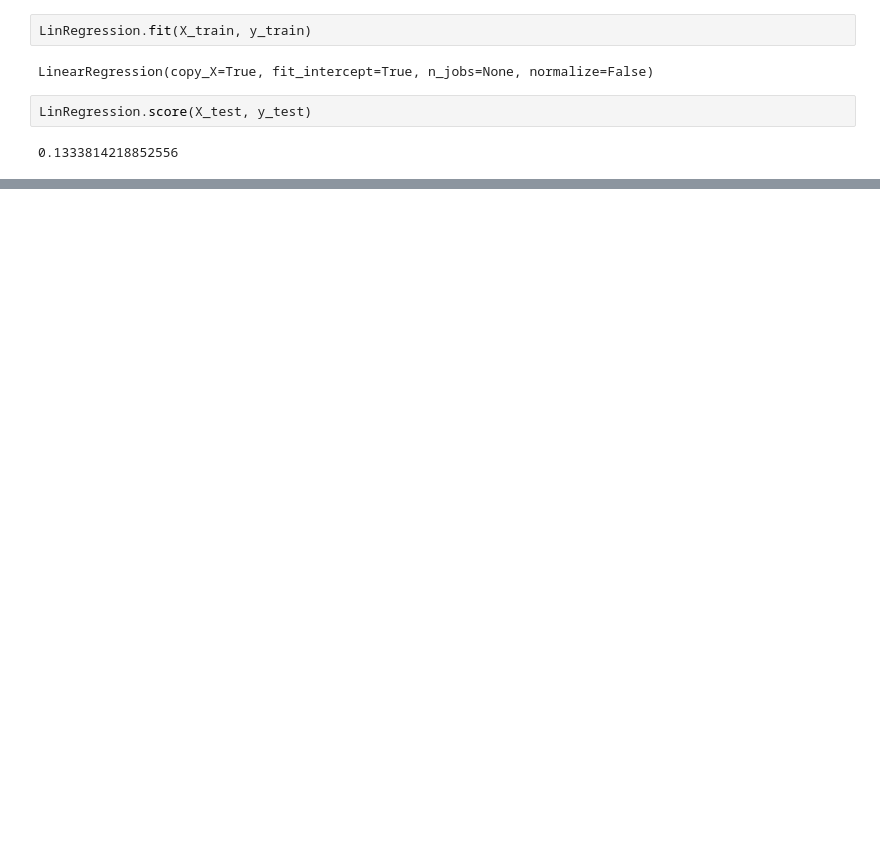
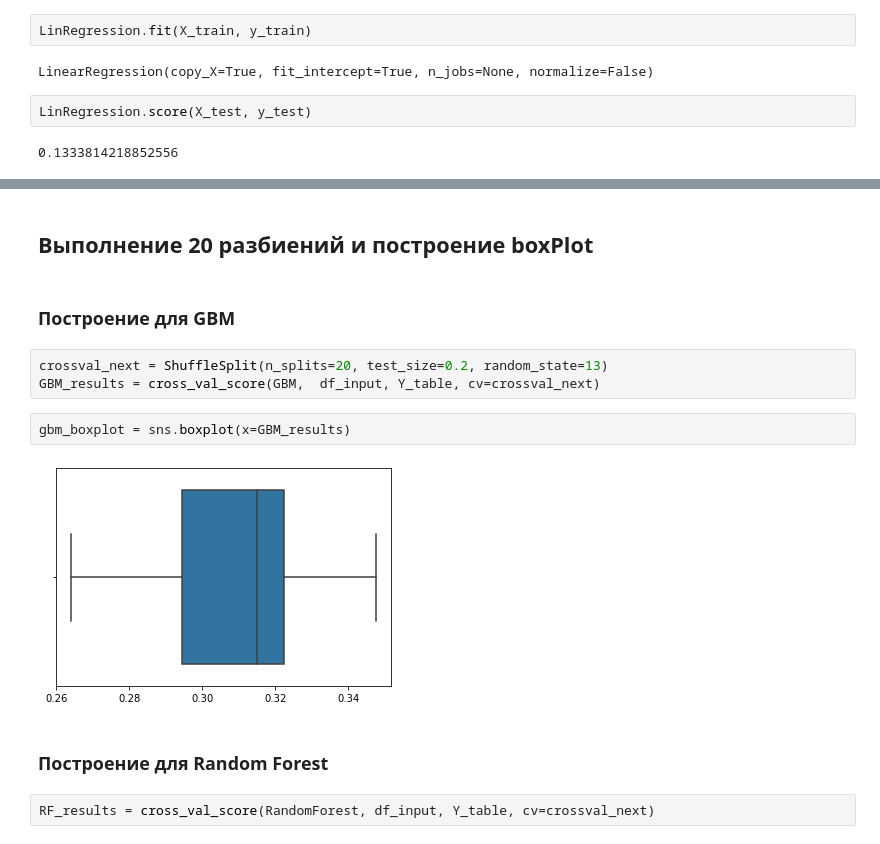
Before and after one commit to SuvorovNM/IntroML_Lab3, a Jupyter notebook: Lab3.ipynb, the cells around one changed output, grey strips where cells are left out. Saved outputs shown, nothing was run; the diff lists cells and outputs as text; blank space fills up the shorter version.

Commit message:
Setted up models, created 5-fold CV scores...

```diff
--- a/Lab3.ipynb
+++ b/Lab3.ipynb
@@ -1275,0 +1367,15 @@ svr.score(X_test, y_test)
+# %% [markdown]
+## Выполнение 20 разбиений и построение boxPlot
+# %% [markdown]
+### Построение для GBM
+# %%
+crossval_next = ShuffleSplit(n_splits=20, test_size=0.2, random_state=13)
+GBM_results = cross_val_score(GBM,  df_input, Y_table, cv=crossval_next)
+# %%
+gbm_boxplot = sns.boxplot(x=GBM_results)
+# %% [output]
+[figure, added]
+# %% [markdown]
+### Построение для Random Forest
+# %%
+RF_results = cross_val_score(RandomForest, df_input, Y_table, cv=crossval_next)
```
Also changed, not shown: parts of 77 cells of this notebook.
